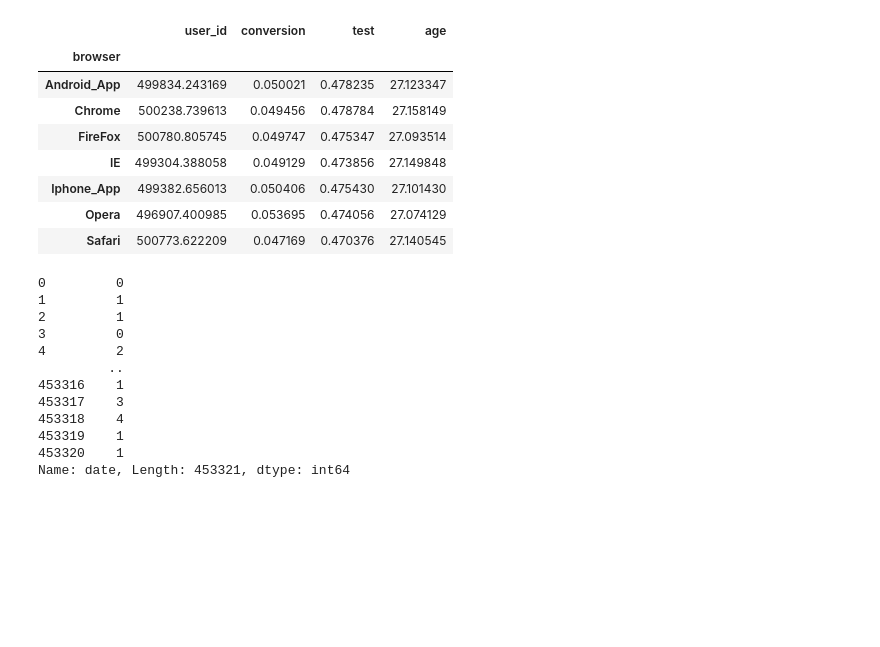
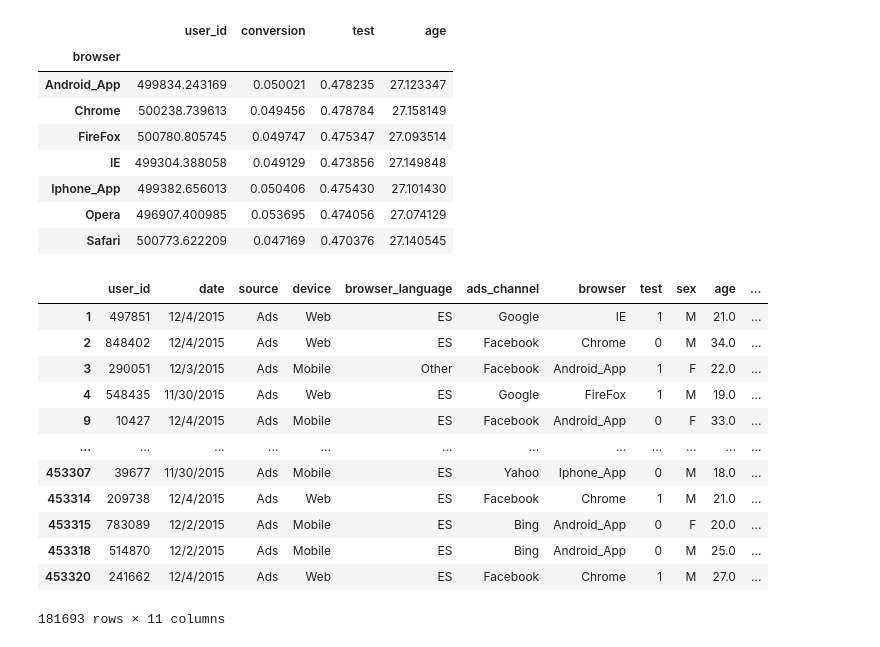
Before and after one commit to menghe2727/data_science, a Jupyter notebook: spanish_ab_test/spanish_ab_test.ipynb, the cells around one changed output. Drawn from its saved outputs; the diff is of its cells as text; code cells hidden in the pictures; blank space fills up the shorter version.

```diff
--- a/spanish_ab_test/spanish_ab_test.ipynb
+++ b/spanish_ab_test/spanish_ab_test.ipynb
@@ -349,19 +356,3 @@ all_table.groupby('browser').mean()
 | Iphone_App | 499382.656013 | 0.050406 | 0.475430 | 27.101430 |
 | Opera | 496907.400985 | 0.053695 | 0.474056 | 27.074129 |
 | Safari | 500773.622209 | 0.047169 | 0.470376 | 27.140545 |
-# %%
-tree_data = all_table.drop(columns = 'conversion')
-tree_data['date'].replace(all_table['date'].unique(),range(len(all_table['date'].unique())))
-# %% [output]
-0         0
-1         1
-2         1
-3         0
-4         2
-         ..
-453316    1
-453317    3
-453318    4
-453319    1
-453320    1
-Name: date, Length: 453321, dtype: int64
@@ -375,0 +359,18 @@ tree_data
+# %%
+tree_data = all_table.drop(columns = 'conversion')
+tree_data.dropna(how = 'any', inplace = True)
+tree_data
+# %% [output]
+|  | user_id | date | source | device | browser_language | ads_channel | browser | test | sex | age | ... |
+| 1 | 497851 | 12/4/2015 | Ads | Web | ES | Google | IE | 1 | M | 21.0 | ... |
+| 2 | 848402 | 12/4/2015 | Ads | Web | ES | Facebook | Chrome | 0 | M | 34.0 | ... |
+| 3 | 290051 | 12/3/2015 | Ads | Mobile | Other | Facebook | Android_App | 1 | F | 22.0 | ... |
+| 4 | 548435 | 11/30/2015 | Ads | Web | ES | Google | FireFox | 1 | M | 19.0 | ... |
+| 9 | 10427 | 12/4/2015 | Ads | Mobile | ES | Facebook | Android_App | 0 | F | 33.0 | ... |
+| ... | ... | ... | ... | ... | ... | ... | ... | ... | ... | ... | ... |
+| 453307 | 39677 | 11/30/2015 | Ads | Mobile | ES | Yahoo | Iphone_App | 0 | M | 18.0 | ... |
+| 453314 | 209738 | 12/4/2015 | Ads | Web | ES | Facebook | Chrome | 1 | M | 21.0 | ... |
+| 453315 | 783089 | 12/2/2015 | Ads | Mobile | ES | Bing | Android_App | 0 | F | 20.0 | ... |
+| 453318 | 514870 | 12/2/2015 | Ads | Mobile | ES | Bing | Android_App | 0 | M | 25.0 | ... |
+| 453320 | 241662 | 12/4/2015 | Ads | Web | ES | Facebook | Chrome | 1 | M | 27.0 | ... |
+181693 rows × 11 columns
```
Also changed, not shown: parts of 15 cells of this notebook.
